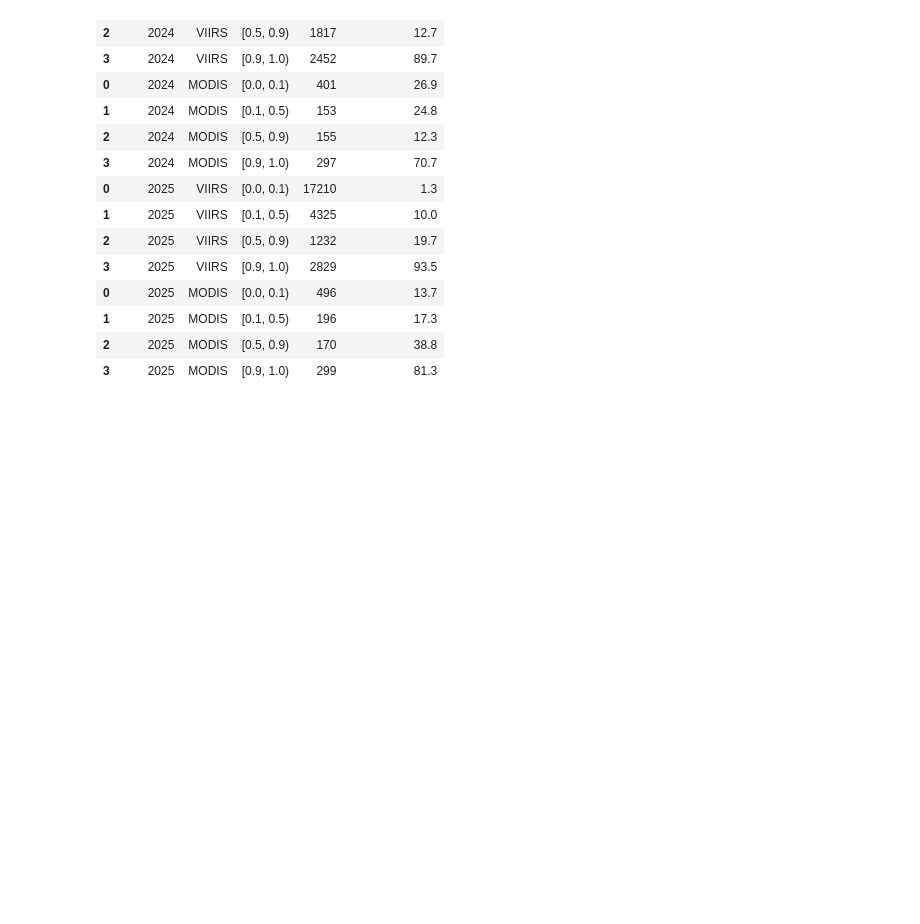
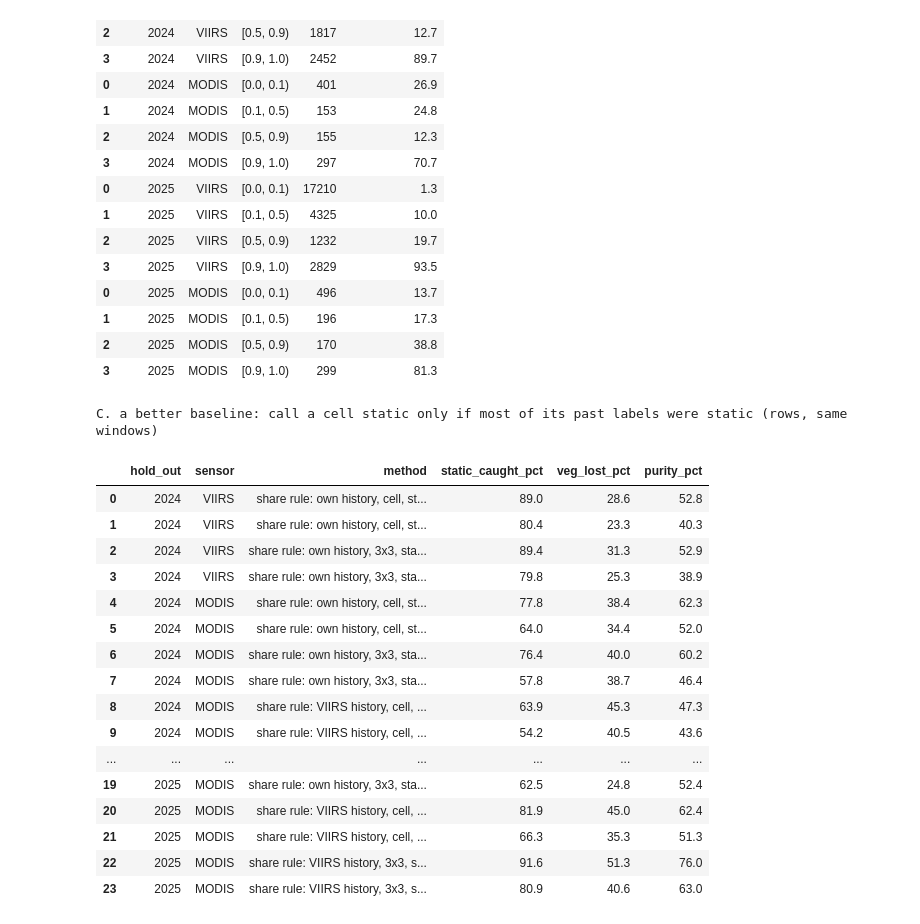
Before and after one commit to BEramZZZ/space-apps-fire, a Jupyter notebook: notebooks/Fromzero.ipynb, the cells around one changed output. Cells and saved outputs as stored; diff of their text form; code cells hidden in the pictures; blank space fills up the shorter version.

```diff
--- a/notebooks/Fromzero.ipynb
+++ b/notebooks/Fromzero.ipynb
@@ -572,3 +572,47 @@ B. is it really right when it says 90%?  (P(veg) bins vs what the rows truly wer
 | 1 | 2025 | MODIS | [0.1, 0.5) | 196 | 17.3 |
 | 2 | 2025 | MODIS | [0.5, 0.9) | 170 | 38.8 |
 | 3 | 2025 | MODIS | [0.9, 1.0) | 299 | 81.3 |
+# %%
+def metr2(w, isveg):                                       # w = how much of each row we keep (0 to 1)
+    return dict(static_caught_pct=round(100 * (1 - w[~isveg].mean()), 1),
+                veg_lost_pct=round(100 * (1 - w[isveg].mean()), 1),
+                purity_pct=round(100 * float(w[isveg].sum()) / max(float(w.sum()), 1e-9), 1))   # share of kept rows that are really vegetation
+
+rows2 = []
+for hold in (2024, 2025):
+    vlab = viirs[(viirs["year"] < hold) & viirs["type"].isin(KNOWN)]
+    for sensor, d, a, b in (("VIIRS", viirs, f"{hold}-08-01", f"{hold}-11-02"), ("MODIS", modis, f"{hold}-09-01", f"{hold}-11-06")):
+        lab = d[(d["year"] < hold) & d["type"].isin(KNOWN)]
+        test = d[(d["date"] >= a) & (d["date"] <= b) & d["type"].isin(KNOWN)]
+        isveg, k = (test["type"] == 0).to_numpy(), key(test)
+        for src, h in (("own", lab),) + ((("VIIRS", vlab),) if sensor == "MODIS" else ()):
+            st, vg, ny = tables(h)
+            for scope in ("cell", "3x3"):
+                s = nb(st, k) if scope == "3x3" else st.reindex(k).fillna(0).to_numpy()
+                v = nb(vg, k) if scope == "3x3" else vg.reindex(k).fillna(0).to_numpy()
+                for theta in (0.5, 0.8):
+                    is_static = (s + v >= 3) & (s / np.maximum(s + v, 1) >= theta)
+                    rows2.append(dict(hold_out=hold, sensor=sensor,
+                                      method=f"share rule: {src} history, {scope}, static if share >= {theta}",
+                                      **metr2((~is_static) * 1.0, isveg)))
+print("C. a better baseline: call a cell static only if most of its past labels were static (rows, same windows)")
+display(pd.DataFrame(rows2))
+# %% [output]
+C. a better baseline: call a cell static only if most of its past labels were static (rows, same windows)
+|  | hold_out | sensor | method | static_caught_pct | veg_lost_pct | purity_pct |
+| 0 | 2024 | VIIRS | share rule: own history, cell, st... | 89.0 | 28.6 | 52.8 |
+| 1 | 2024 | VIIRS | share rule: own history, cell, st... | 80.4 | 23.3 | 40.3 |
+| 2 | 2024 | VIIRS | share rule: own history, 3x3, sta... | 89.4 | 31.3 | 52.9 |
+| 3 | 2024 | VIIRS | share rule: own history, 3x3, sta... | 79.8 | 25.3 | 38.9 |
+| 4 | 2024 | MODIS | share rule: own history, cell, st... | 77.8 | 38.4 | 62.3 |
+| 5 | 2024 | MODIS | share rule: own history, cell, st... | 64.0 | 34.4 | 52.0 |
+| 6 | 2024 | MODIS | share rule: own history, 3x3, sta... | 76.4 | 40.0 | 60.2 |
+| 7 | 2024 | MODIS | share rule: own history, 3x3, sta... | 57.8 | 38.7 | 46.4 |
+| 8 | 2024 | MODIS | share rule: VIIRS history, cell, ... | 63.9 | 45.3 | 47.3 |
+| 9 | 2024 | MODIS | share rule: VIIRS history, cell, ... | 54.2 | 40.5 | 43.6 |
+| ... | ... | ... | ... | ... | ... | ... |
+| 19 | 2025 | MODIS | share rule: own history, 3x3, sta... | 62.5 | 24.8 | 52.4 |
+| 20 | 2025 | MODIS | share rule: VIIRS history, cell, ... | 81.9 | 45.0 | 62.4 |
+| 21 | 2025 | MODIS | share rule: VIIRS history, cell, ... | 66.3 | 35.3 | 51.3 |
+| 22 | 2025 | MODIS | share rule: VIIRS history, 3x3, s... | 91.6 | 51.3 | 76.0 |
+| 23 | 2025 | MODIS | share rule: VIIRS history, 3x3, s... | 80.9 | 40.6 | 63.0 |
```
